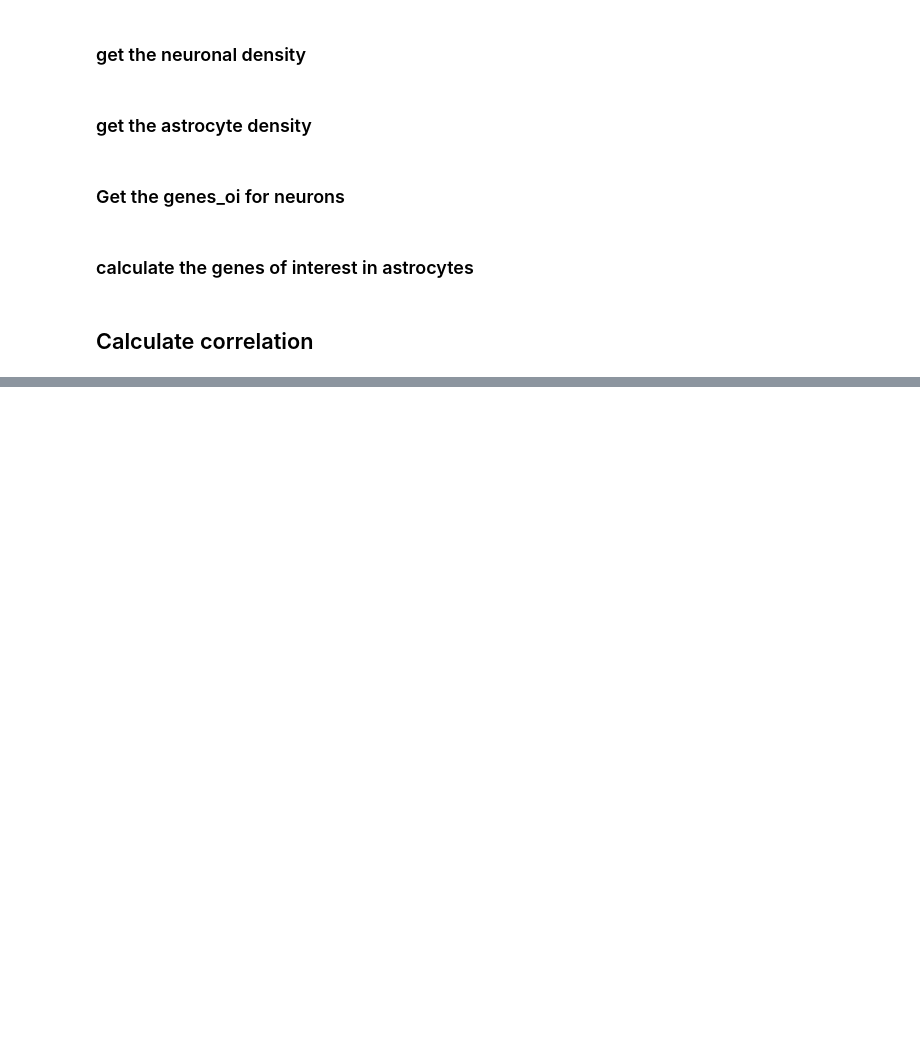
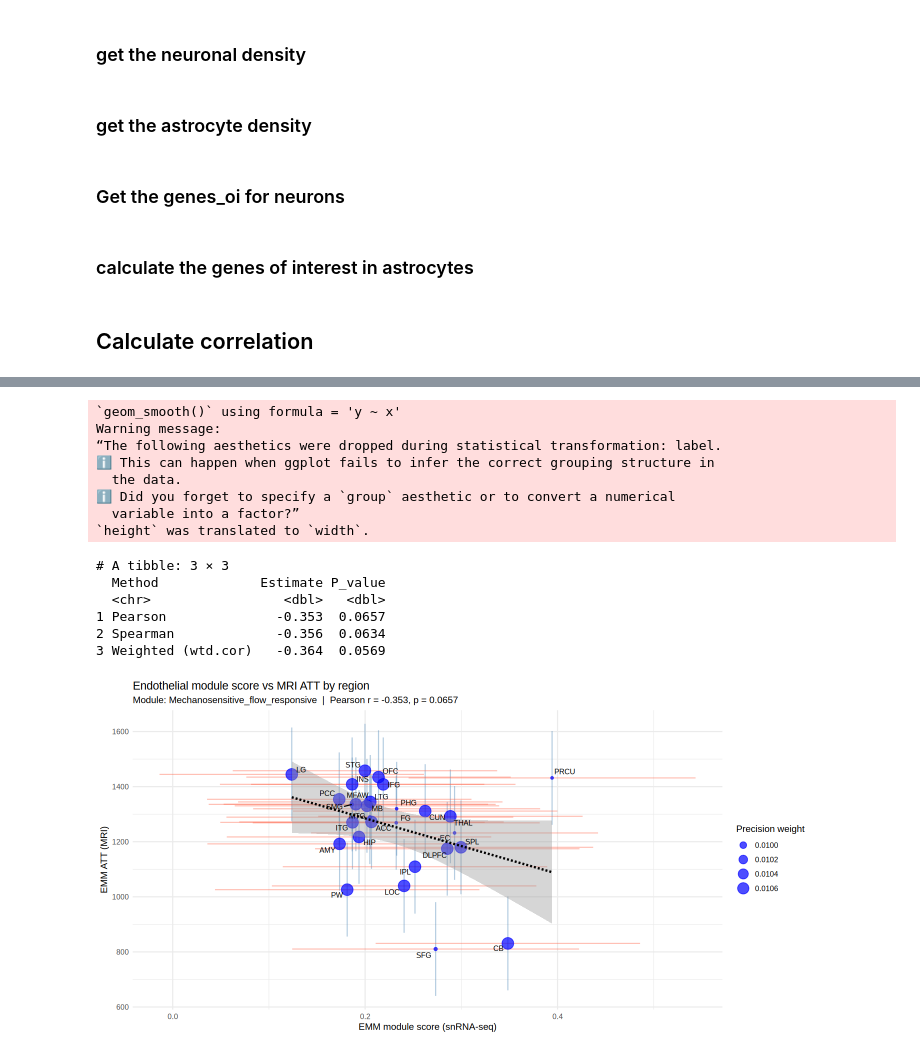
Before and after one commit to Knight-Initiative-for-Brain-Resilience/human-brain-vascular-atlas, a Jupyter notebook: Final_notebook/06.5.R_Capillary_transporter_correlation.ipynb, the cells around one changed output, grey strips where cells are left out. Drawn from its saved outputs; the diff is of its cells as text; code cells hidden in the pictures; blank space fills up the shorter version.

```diff
--- a/Final_notebook/06.5.R_Capillary_transporter_correlation.ipynb
+++ b/Final_notebook/06.5.R_Capillary_transporter_correlation.ipynb
@@ -538,0 +894,3 @@ sessionInfo()
+# %%
+logCPM_region_z = logCPM_region_z[,fdg_data$region_abb]
+logCPM_region = logCPM_region[,fdg_data$region_abb]
@@ -538,0 +1206,17 @@ sessionInfo()
+# %%
+# ── 7. Correlations ──────────────────────────────────────────────────────────
+cor_test     <- cor.test(merged_df$emmean_score, merged_df$emmean_mri, method = "pearson")
+cor_spearman <- cor.test(merged_df$emmean_score, merged_df$emmean_mri, method = "spearman")
+print(cor_test); print(cor_spearman)
+
+# Weighted by inverse CI width (precision)
+merged_df <- merged_df %>%
+  mutate(
+    ci_width_score = upper.CL_score - lower.CL_score,
+    ci_width_mri   = upper.CL_mri   - lower.CL_mri,
+    weight         = 1 / (ci_width_score * ci_width_mri)
+  )
+
+weighted_cor <- wtd.cor(merged_df$emmean_score, merged_df$emmean_mri,
+                        weight = merged_df$weight)
+print(weighted_cor)
@@ -538,0 +1241,47 @@ sessionInfo()
+# %%
+# ── 8. Scatter plot ──────────────────────────────────────────────────────────
+options(repr.plot.width = 12, repr.plot.height = 6)
+ggplot(merged_df, aes(x = emmean_score, y = emmean_mri, label = region)) +
+  geom_errorbar(aes(ymin = lower.CL_mri, ymax = upper.CL_mri),
+                color = "steelblue", alpha = 0.4, width = 0) +
+  geom_errorbarh(aes(xmin = lower.CL_score, xmax = upper.CL_score),
+                 color = "tomato", alpha = 0.4, height = 0) +
+  geom_point(aes(size = weight), color = "blue", alpha = 0.7) +
+  geom_smooth(method = "lm", se = TRUE, color = "black", linetype = "dashed") +
+  ggrepel::geom_text_repel(size = 3) +
+  labs(
+    title    = paste0("Endothelial module score vs MRI ", mri_metric, " by region"),
+    subtitle = paste0("Module: ", module_of_interest,
+                      "  |  Pearson r = ", round(cor_test$estimate, 3),
+                      ", p = ", round(cor_test$p.value, 4)),
+    x        = "EMM module score (snRNA-seq)",
+    y        = paste0("EMM ", mri_metric, " (MRI)"),
+    size     = "Precision weight"
+  ) +
+  theme_minimal()
+
+# ── 9. Summary ───────────────────────────────────────────────────────────────
+results_summary <- tibble(
+  Method   = c("Pearson", "Spearman", "Weighted (wtd.cor)"),
+  Estimate = c(cor_test$estimate, cor_spearman$estimate,
+               weighted_cor[1, "correlation"]),
+  P_value  = c(cor_test$p.value, cor_spearman$p.value,
+               weighted_cor[1, "p.value"])
+)
+print(results_summary)
+# %% [output]
+`geom_smooth()` using formula = 'y ~ x'
+Warning message:
+“The following aesthetics were dropped during statistical transformation: label.
+ℹ This can happen when ggplot fails to infer the correct grouping structure in
+  the data.
+ℹ Did you forget to specify a `group` aesthetic or to convert a numerical
+  variable into a factor?”
+`height` was translated to `width`.
+# A tibble: 3 × 3
+  Method             Estimate P_value
+  <chr>                 <dbl>   <dbl>
+1 Pearson              -0.353  0.0657
+2 Spearman             -0.356  0.0634
+3 Weighted (wtd.cor)   -0.364  0.0569
+[figure, added]
```
Also changed, not shown: parts of 57 cells of this notebook, 18 other files.
